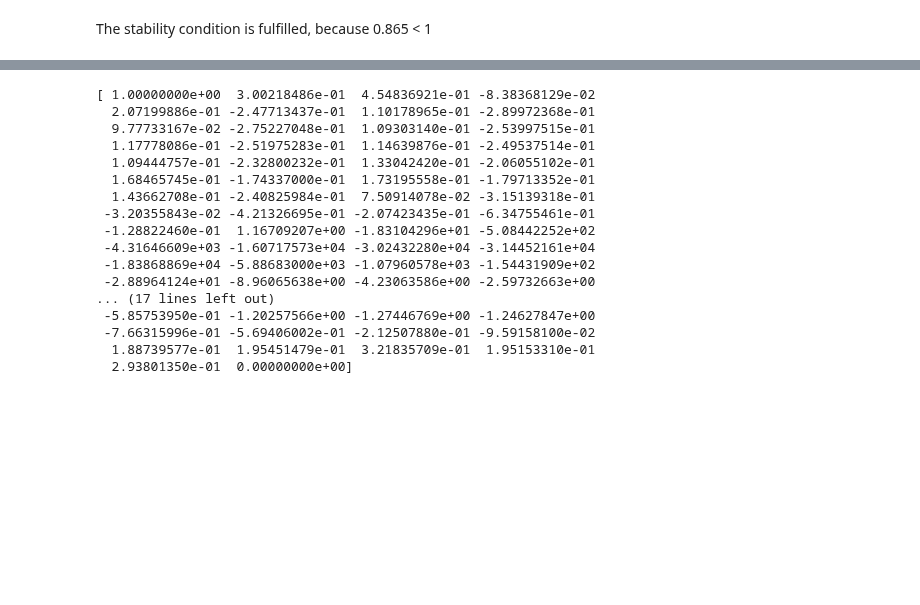
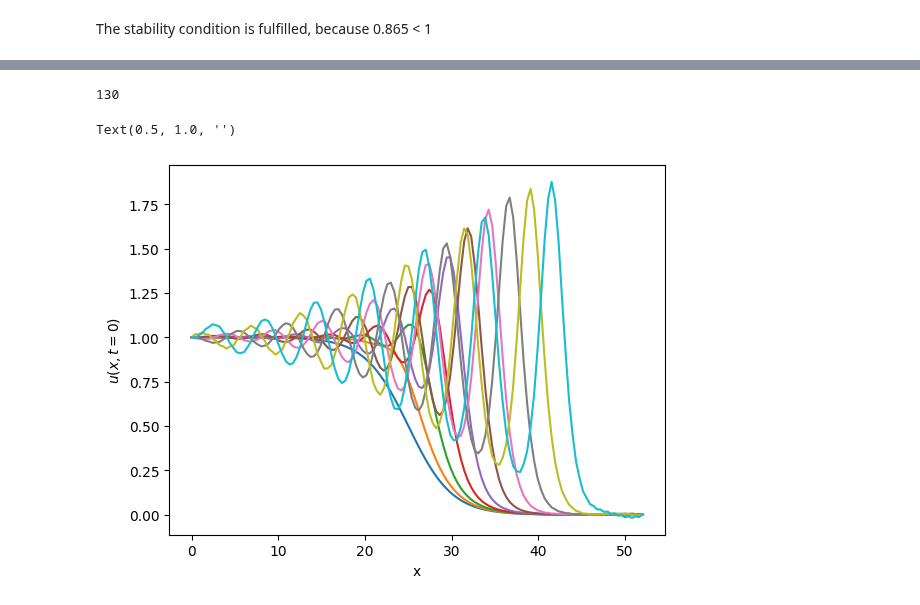
Before and after one commit to corinnawegner/Computational-physics, a Jupyter notebook: Project 4/Problem 3.ipynb, the cells around one changed output, grey strips where cells are left out. Saved outputs shown, nothing was run; the diff lists cells and outputs as text; code cells hidden in the pictures; blank space fills up the shorter version.

```diff
--- a/Project 4/Problem 3.ipynb
+++ b/Project 4/Problem 3.ipynb
@@ -67,20 +106,13 @@ NaN or Inf detected. Stopping simulation.
-# %%
-print(u_KdV[330])
-# %% [output]
-[ 1.00000000e+00  3.00218486e-01  4.54836921e-01 -8.38368129e-02
-  2.07199886e-01 -2.47713437e-01  1.10178965e-01 -2.89972368e-01
-  9.77733167e-02 -2.75227048e-01  1.09303140e-01 -2.53997515e-01
-  1.17778086e-01 -2.51975283e-01  1.14639876e-01 -2.49537514e-01
-  1.09444757e-01 -2.32800232e-01  1.33042420e-01 -2.06055102e-01
-  1.68465745e-01 -1.74337000e-01  1.73195558e-01 -1.79713352e-01
-  1.43662708e-01 -2.40825984e-01  7.50914078e-02 -3.15139318e-01
- -3.20355843e-02 -4.21326695e-01 -2.07423435e-01 -6.34755461e-01
- -1.28822460e-01  1.16709207e+00 -1.83104296e+01 -5.08442252e+02
- -4.31646609e+03 -1.60717573e+04 -3.02432280e+04 -3.14452161e+04
- -1.83868869e+04 -5.88683000e+03 -1.07960578e+03 -1.54431909e+02
- -2.88964124e+01 -8.96065638e+00 -4.23063586e+00 -2.59732663e+00
-... (17 lines left out)
- -5.85753950e-01 -1.20257566e+00 -1.27446769e+00 -1.24627847e+00
- -7.66315996e-01 -5.69406002e-01 -2.12507880e-01 -9.59158100e-02
-  1.88739577e-01  1.95451479e-01  3.21835709e-01  1.95153310e-01
-  2.93801350e-01  0.00000000e+00]
+# %%
+len(u_KdV[-1])
+# %% [output]
+130
+# %%
+for t in range(10):
+    plt.plot(x, u_KdV[t*200])
+plt.xlabel("x")
+plt.ylabel("$u(x, t=0)$")
+plt.title("")
+# %% [output]
+Text(0.5, 1.0, '')
+[figure, added]
```
Also changed, not shown: parts of 12 cells of this notebook.
